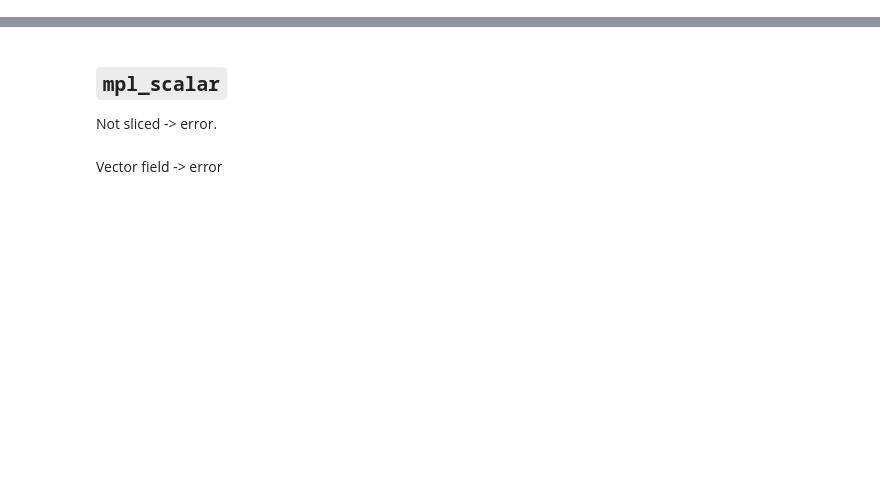
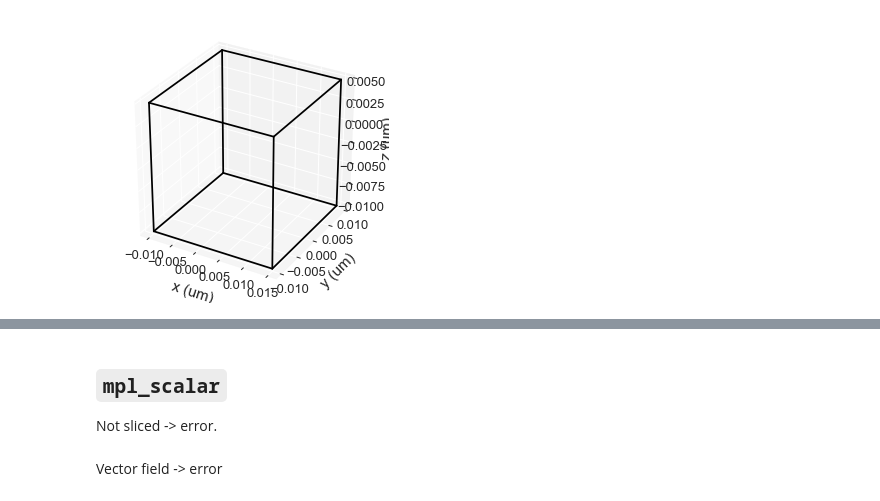
Before and after one commit to ubermag/discretisedfield, a Jupyter notebook: dev/mpl-plotting.ipynb, the cells around one changed output, grey strips where cells are left out. Saved outputs shown, nothing was run; the diff lists cells and outputs as text; code cells hidden in the pictures; blank space fills up the shorter version.

```diff
--- a/dev/mpl-plotting.ipynb
+++ b/dev/mpl-plotting.ipynb
@@ -17,0 +32,4 @@ field = df.Field(mesh, dim=3, value=value_fun, norm=1e6)
+# %%
+field.mesh.region.mpl(figsize=(5, 5), color='#000', multiplier=1e-6)
+# %% [output]
+[figure, added]
```
Also changed, not shown: parts of 51 cells of this notebook, 4 other files.
